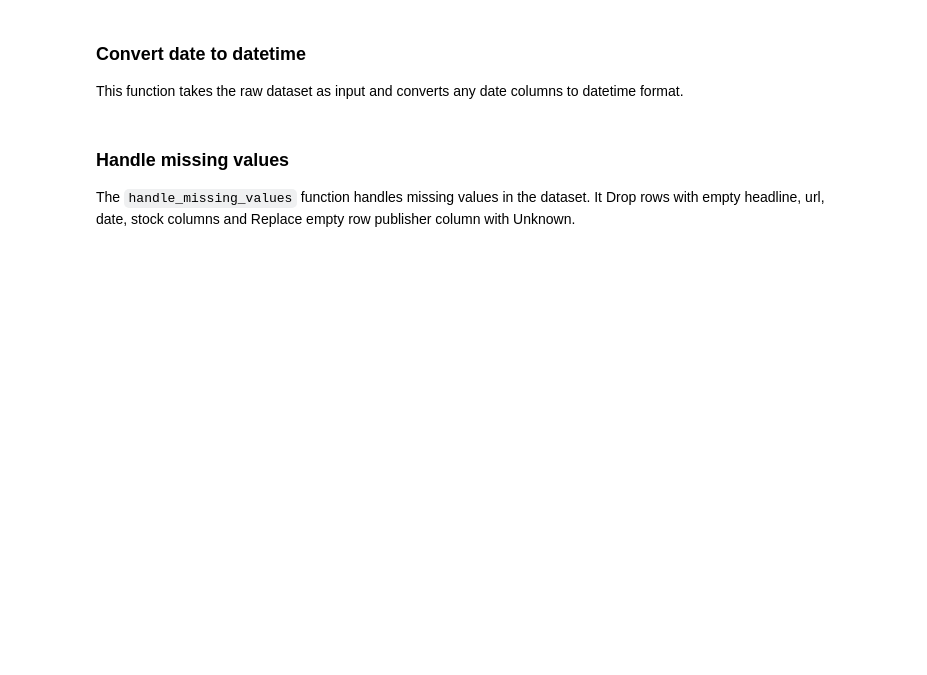
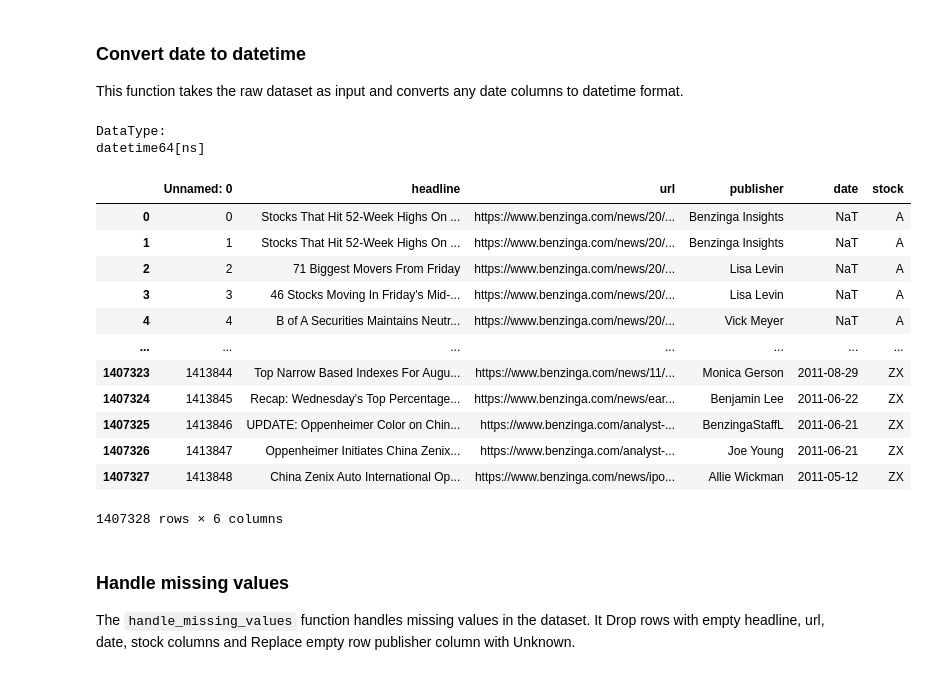
Before and after one commit to Daniel-Andarge/nova-financial-analysis, a Jupyter notebook: notebooks/1.0-initial-data-exploration.ipynb, the cells around one changed output. Cells and saved outputs as stored; diff of their text form; code cells hidden in the pictures; blank space fills up the shorter version.

```diff
--- a/notebooks/1.0-initial-data-exploration.ipynb
+++ b/notebooks/1.0-initial-data-exploration.ipynb
@@ -27,3 +50,24 @@ processed_data = date_to_datetime(raw_data)
+# %%
+processed_data = date_to_datetime(raw_data)
+print("DataType:")
+print(processed_data['date'].dtype)
+display(processed_data)
+# %% [output]
+DataType:
+datetime64[ns]
+|  | Unnamed: 0 | headline | url | publisher | date | stock |
+| 0 | 0 | Stocks That Hit 52-Week Highs On ... | https://www.benzinga.com/news/20/... | Benzinga Insights | NaT | A |
+| 1 | 1 | Stocks That Hit 52-Week Highs On ... | https://www.benzinga.com/news/20/... | Benzinga Insights | NaT | A |
+| 2 | 2 | 71 Biggest Movers From Friday | https://www.benzinga.com/news/20/... | Lisa Levin | NaT | A |
+| 3 | 3 | 46 Stocks Moving In Friday's Mid-... | https://www.benzinga.com/news/20/... | Lisa Levin | NaT | A |
+| 4 | 4 | B of A Securities Maintains Neutr... | https://www.benzinga.com/news/20/... | Vick Meyer | NaT | A |
+| ... | ... | ... | ... | ... | ... | ... |
+| 1407323 | 1413844 | Top Narrow Based Indexes For Augu... | https://www.benzinga.com/news/11/... | Monica Gerson | 2011-08-29 | ZX |
+| 1407324 | 1413845 | Recap: Wednesday's Top Percentage... | https://www.benzinga.com/news/ear... | Benjamin Lee | 2011-06-22 | ZX |
+| 1407325 | 1413846 | UPDATE: Oppenheimer Color on Chin... | https://www.benzinga.com/analyst-... | BenzingaStaffL | 2011-06-21 | ZX |
+| 1407326 | 1413847 | Oppenheimer Initiates China Zenix... | https://www.benzinga.com/analyst-... | Joe Young | 2011-06-21 | ZX |
+| 1407327 | 1413848 | China Zenix Auto International Op... | https://www.benzinga.com/news/ipo... | Allie Wickman | 2011-05-12 | ZX |
+1407328 rows × 6 columns
 # %% [markdown]
 ### Handle missing values
 The `handle_missing_values` function handles missing values in the dataset. It Drop rows with empty headline, url, date, stock columns and Replace empty row publisher column with Unknown.
```
Also changed, not shown: parts of 21 cells of this notebook, 6 other files.
